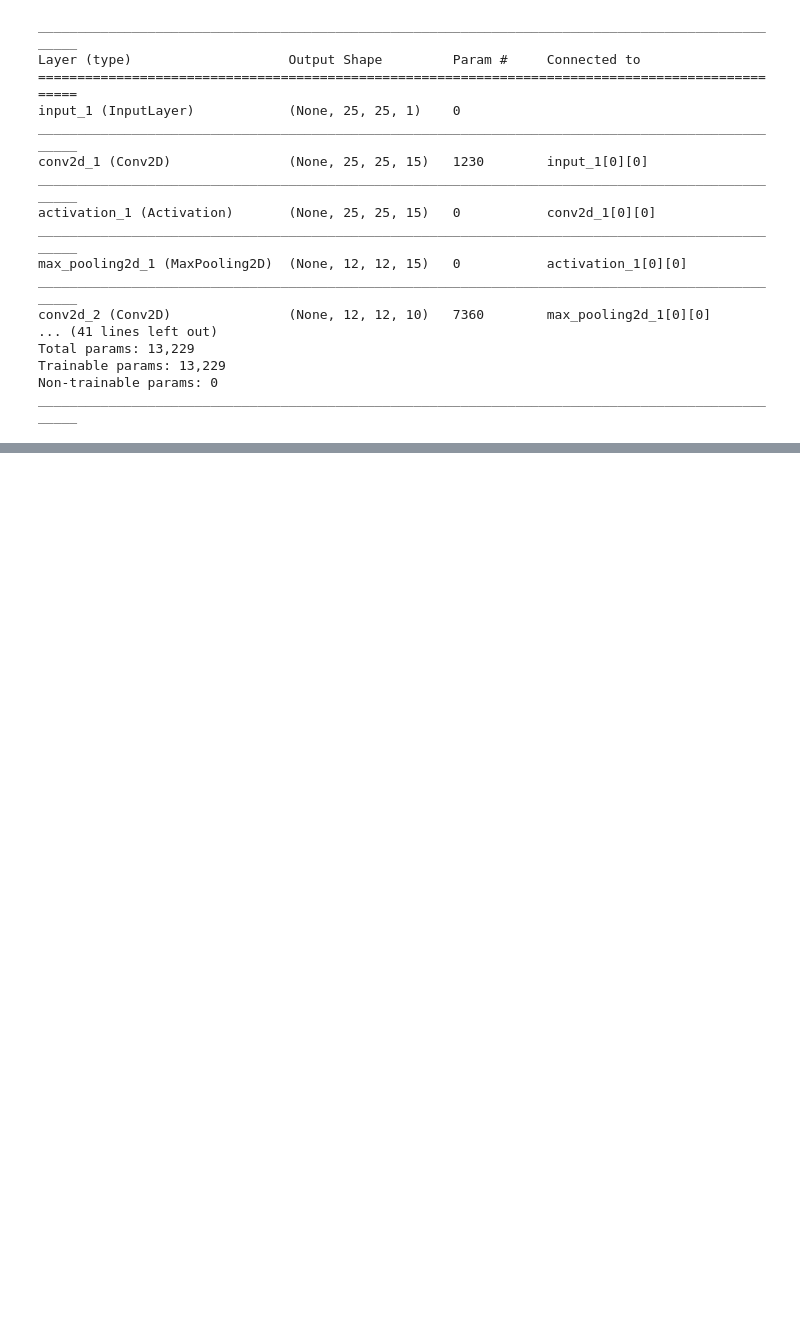
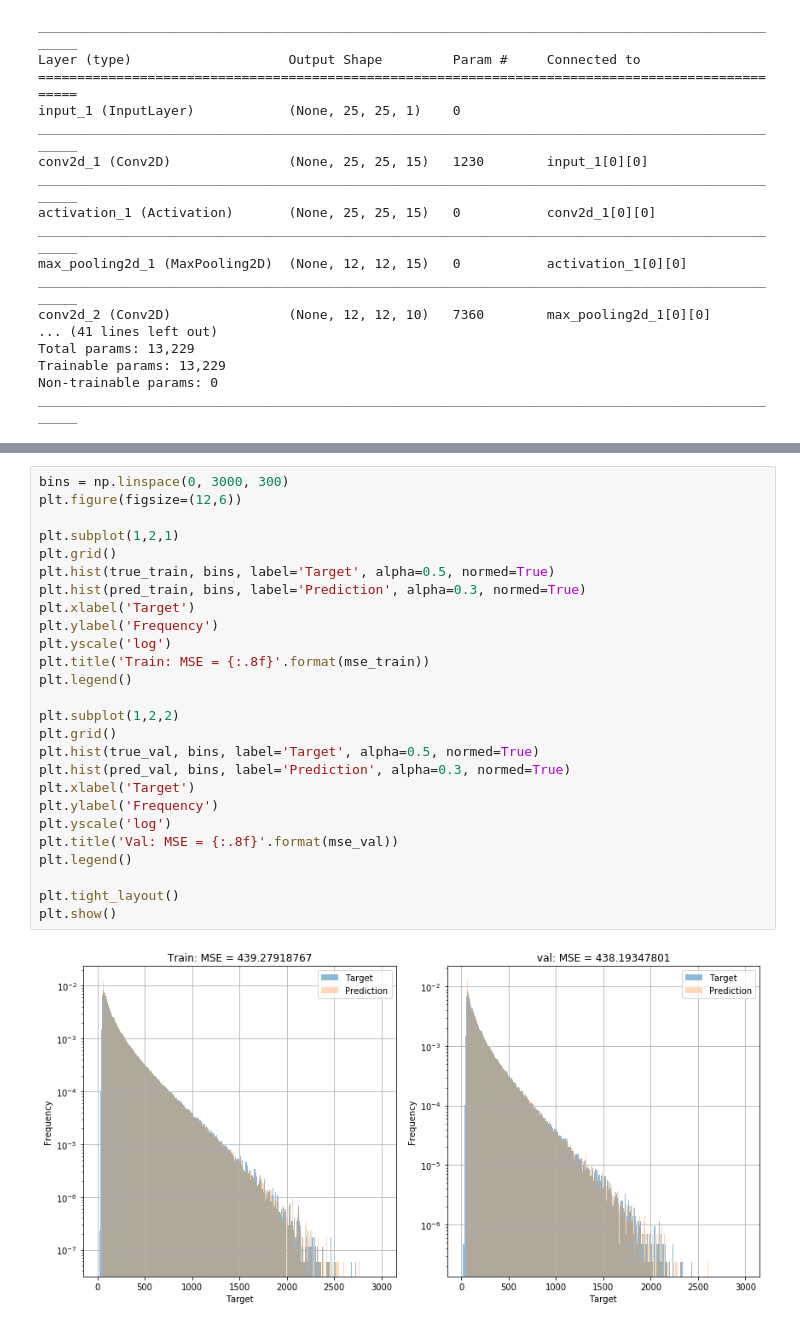
Before and after one commit to MLBasedJEC/DeepJEC, a Jupyter notebook: train_cnn.ipynb, the cells around one changed output, grey strips where cells are left out. Saved outputs shown, nothing was run; the diff lists cells and outputs as text; blank space fills up the shorter version.

```diff
--- a/train_cnn.ipynb
+++ b/train_cnn.ipynb
@@ -137,0 +204,28 @@ df_jets_test.to_pickle('data/{}/df_jets_test_{}.pkl'.format(radius, radius))
+# %%
+bins = np.linspace(0, 3000, 300)
+plt.figure(figsize=(12,6))
+
+plt.subplot(1,2,1)
+plt.grid()
+plt.hist(true_train, bins, label='Target', alpha=0.5, normed=True)
+plt.hist(pred_train, bins, label='Prediction', alpha=0.3, normed=True)
+plt.xlabel('Target')
+plt.ylabel('Frequency')
+plt.yscale('log')
+plt.title('Train: MSE = {:.8f}'.format(mse_train))
+plt.legend()
+
+plt.subplot(1,2,2)
+plt.grid()
+plt.hist(true_val, bins, label='Target', alpha=0.5, normed=True)
+plt.hist(pred_val, bins, label='Prediction', alpha=0.3, normed=True)
+plt.xlabel('Target')
+plt.ylabel('Frequency')
+plt.yscale('log')
+plt.title('Val: MSE = {:.8f}'.format(mse_val))
+plt.legend()
+
+plt.tight_layout()
+plt.show()
+# %% [output]
+[figure, added]
```
Also changed, not shown: parts of 31 cells of this notebook, 2 other files.
